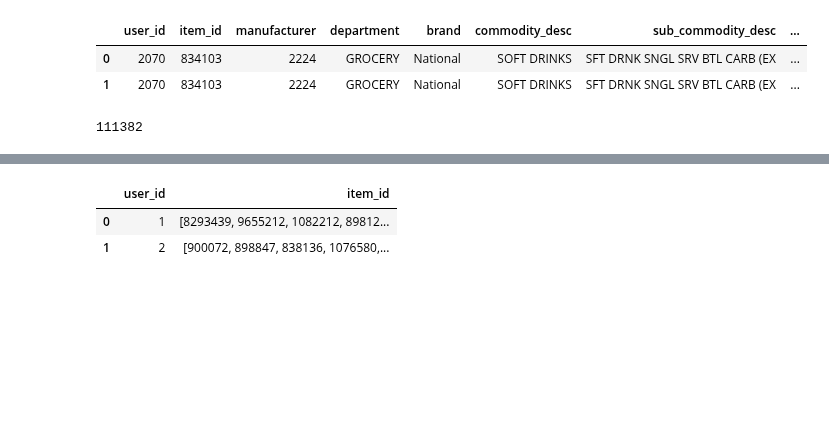
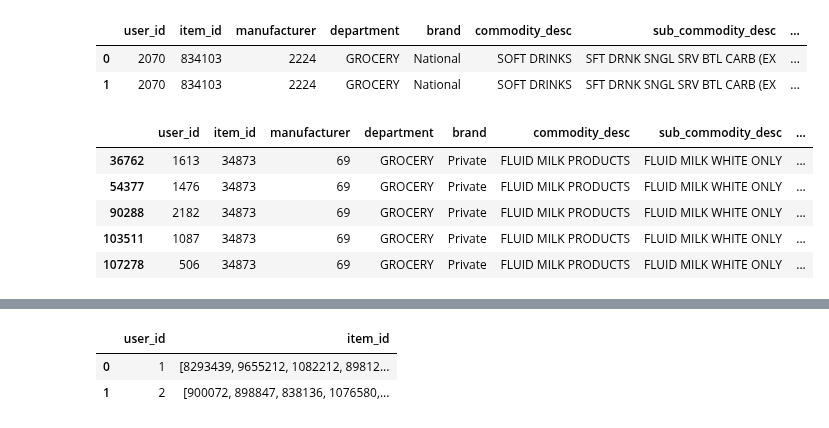
Before and after one commit to evelisko/GB_RegSys, a Jupyter notebook: Lesson_6/HW_RS_Lesson_6.ipynb, the cells around one changed output, grey strips where cells are left out. Cells and saved outputs as stored; diff of their text form; code cells hidden in the pictures; blank space fills up the shorter version.

```diff
--- a/Lesson_6/HW_RS_Lesson_6.ipynb
+++ b/Lesson_6/HW_RS_Lesson_6.ipynb
@@ -365,9 +363,14 @@ x_train_t.head(2)
+# %%
+x_train_t.loc[(x_train_t['item_id']==34873)]
+# %% [output]
+|  | user_id | item_id | manufacturer | department | brand | commodity_desc | sub_commodity_desc | ... |
+| 36762 | 1613 | 34873 | 69 | GROCERY | Private | FLUID MILK PRODUCTS | FLUID MILK WHITE ONLY | ... |
+| 54377 | 1476 | 34873 | 69 | GROCERY | Private | FLUID MILK PRODUCTS | FLUID MILK WHITE ONLY | ... |
+| 90288 | 2182 | 34873 | 69 | GROCERY | Private | FLUID MILK PRODUCTS | FLUID MILK WHITE ONLY | ... |
+| 103511 | 1087 | 34873 | 69 | GROCERY | Private | FLUID MILK PRODUCTS | FLUID MILK WHITE ONLY | ... |
+| 107278 | 506 | 34873 | 69 | GROCERY | Private | FLUID MILK PRODUCTS | FLUID MILK WHITE ONLY | ... |
 # %%
 result = x_train_t.sort_values('predict', ascending=False)
-# %%
-len(result)
-# %% [output]
-111382
 # %%
 result_gr  = result.groupby('user_id')['item_id'].unique().reset_index()
 # %%
```
Also changed, not shown: parts of 41 cells of this notebook.
